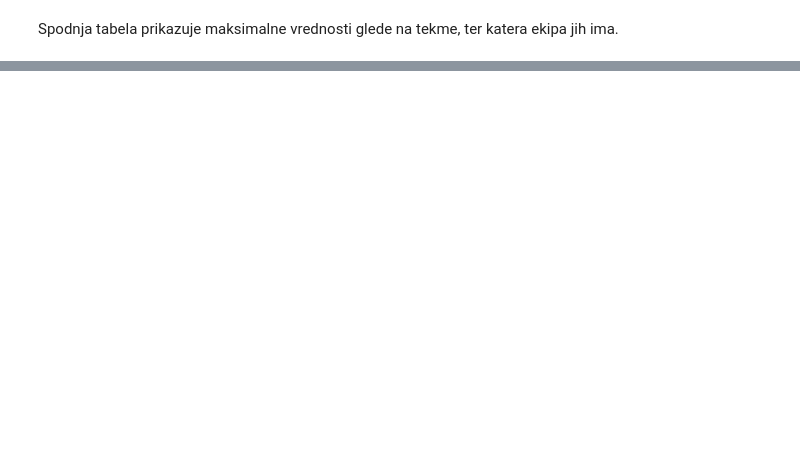
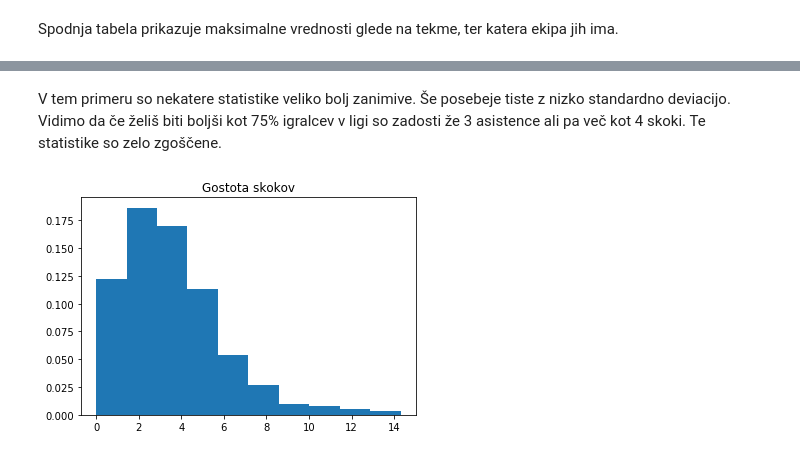
Before and after one commit to tinmarkon/Analiza-lige-NBA, a Jupyter notebook: Prikaz_podatkov.ipynb, the cells around one changed output, grey strips where cells are left out. Saved outputs shown, nothing was run; the diff lists cells and outputs as text; code cells hidden in the pictures; blank space fills up the shorter version.

```diff
--- a/Prikaz_podatkov.ipynb
+++ b/Prikaz_podatkov.ipynb
@@ -124,0 +283,9 @@ max_teams.rename(columns={0: 'max_id', 1: 'max_value'})
+# %% [markdown]
+V tem primeru so nekatere statistike veliko bolj zanimive. Še posebeje tiste z nizko standardno deviacijo. Vidimo da če želiš biti boljši kot 75% igralcev v ligi so zadosti že 3 asistence ali pa več kot 4 skoki. Te statistike so zelo zgoščene.
+# %%
+rebounds = players['trb']
+ax = plt.hist(rebounds, density=True)
+plt.title("Gostota skokov")
+plt.show()
+# %% [output]
+[figure, added]
```
Also changed, not shown: parts of 36 cells of this notebook.
